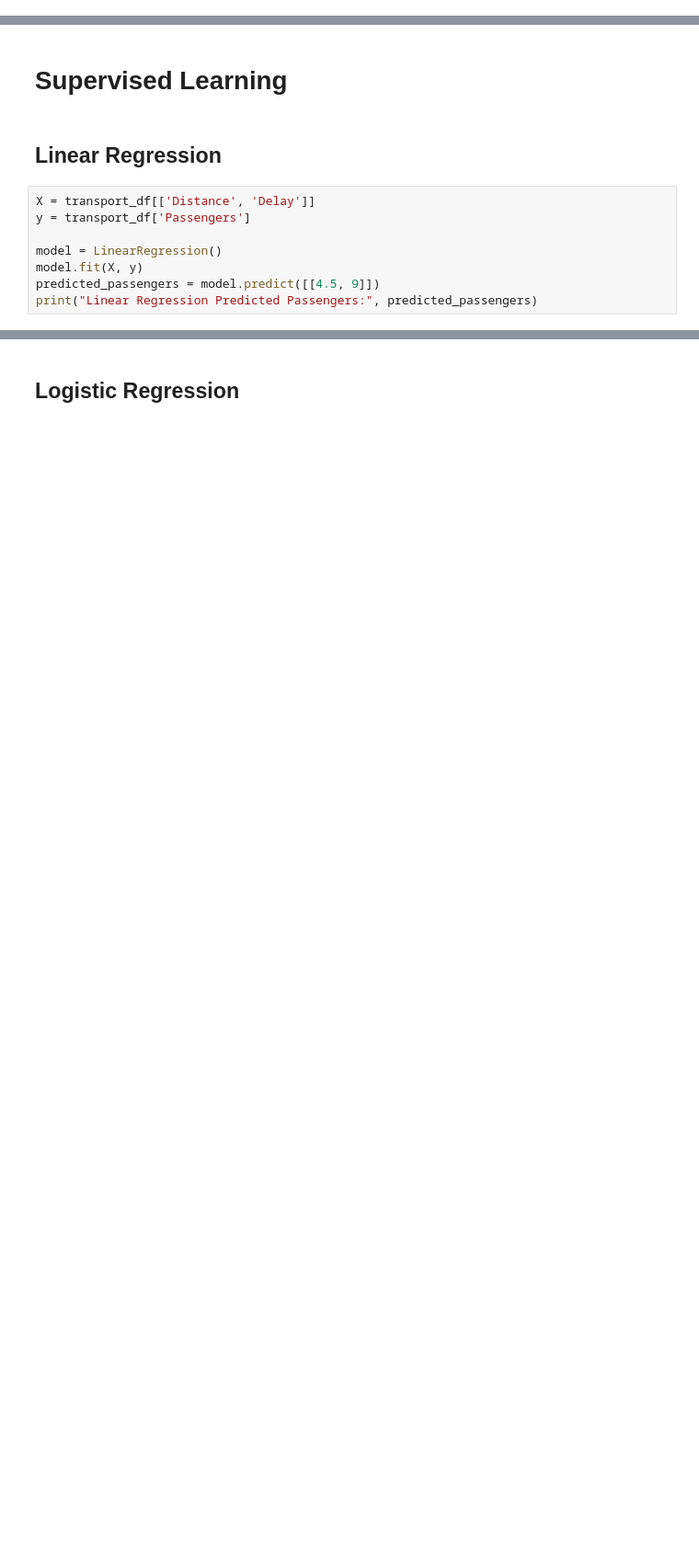
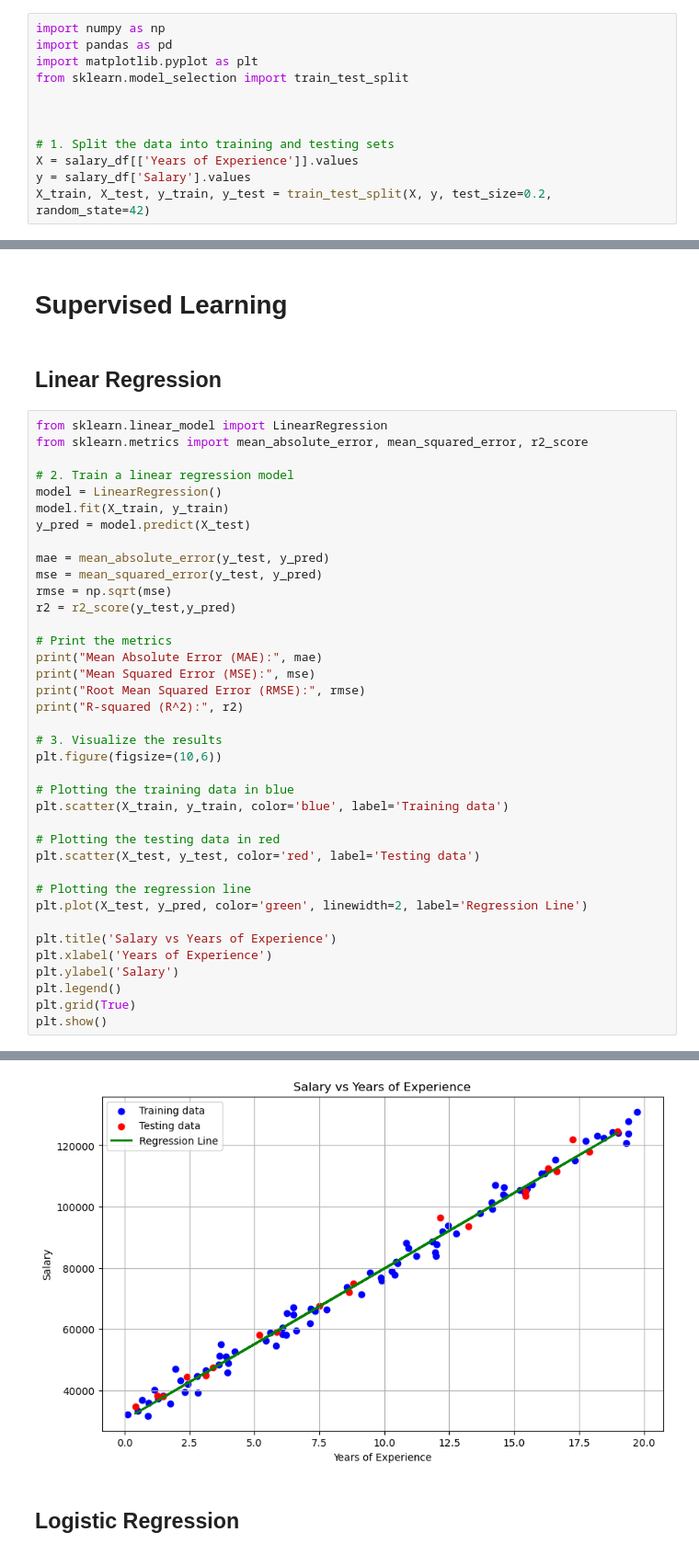
Before and after one commit to lotlouischoitslab/ML_Tutorial_Transportation, a Jupyter notebook: ML_Tutorial_Transportation.ipynb, the cells around one changed output, grey strips where cells are left out. Shown at 92% size. Cells and saved outputs as stored; diff of their text form; blank space fills up the shorter version.

```diff
--- a/ML_Tutorial_Transportation.ipynb
+++ b/ML_Tutorial_Transportation.ipynb
@@ -40,0 +40,12 @@ transport_df.head()
+# %%
+import numpy as np
+import pandas as pd
+import matplotlib.pyplot as plt
+from sklearn.model_selection import train_test_split
+
+
+
+# 1. Split the data into training and testing sets
+X = salary_df[['Years of Experience']].values
+y = salary_df['Salary'].values
+X_train, X_test, y_train, y_test = train_test_split(X, y, test_size=0.2, random_state=42)
@@ -43,11 +128,41 @@ transport_df.head()
 # %% [markdown]
 ## Linear Regression
 # %%
-X = transport_df[['Distance', 'Delay']]
-y = transport_df['Passengers']
+from sklearn.linear_model import LinearRegression
+from sklearn.metrics import mean_absolute_error, mean_squared_error, r2_score
 
+# 2. Train a linear regression model
 model = LinearRegression()
-model.fit(X, y)
-predicted_passengers = model.predict([[4.5, 9]])
-print("Linear Regression Predicted Passengers:", predicted_passengers)
+model.fit(X_train, y_train)
+y_pred = model.predict(X_test)
+
+mae = mean_absolute_error(y_test, y_pred)
+mse = mean_squared_error(y_test, y_pred)
+rmse = np.sqrt(mse)
+r2 = r2_score(y_test,y_pred)
+
+# Print the metrics
+print("Mean Absolute Error (MAE):", mae)
+print("Mean Squared Error (MSE):", mse)
+print("Root Mean Squared Error (RMSE):", rmse)
+print("R-squared (R^2):", r2)
+
+# 3. Visualize the results
+plt.figure(figsize=(10,6))
+
+# Plotting the training data in blue
+plt.scatter(X_train, y_train, color='blue', label='Training data')
+
+# Plotting the testing data in red
+plt.scatter(X_test, y_test, color='red', label='Testing data')
+
+# Plotting the regression line
+plt.plot(X_test, y_pred, color='green', linewidth=2, label='Regression Line')
+
+plt.title('Salary vs Years of Experience')
+plt.xlabel('Years of Experience')
+plt.ylabel('Salary')
+plt.legend()
+plt.grid(True)
+plt.show()
 # %% [output]
@@ -55,3 +173,4 @@ Linear Regression Predicted Passengers: [97.88631971]
+[figure, added]
 # %% [markdown]
 ## Logistic Regression
 # %%
```
Also changed, not shown: parts of 20 cells of this notebook.
